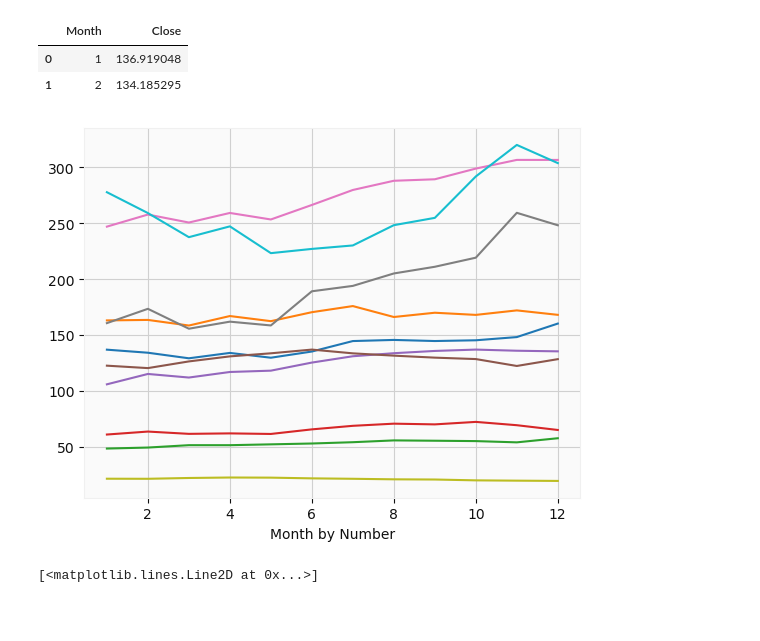
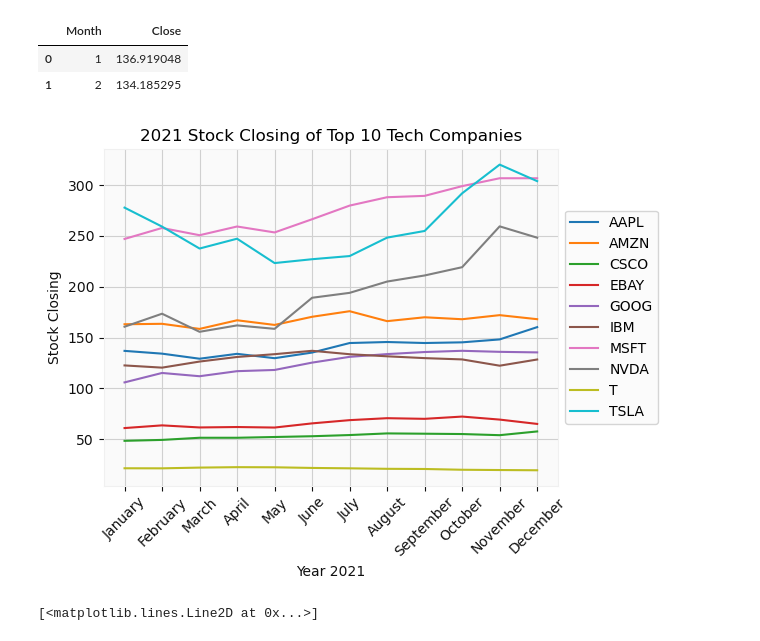
Before and after one commit to salvarenga25/StockMarket_Project, a Jupyter notebook: Stock_Analysis(CandestIck chart example code).ipynb, the cells around one changed output. Saved outputs shown, nothing was run; the diff lists cells and outputs as text; code cells hidden in the pictures; blank space fills up the shorter version.

```diff
--- a/Stock_Analysis(CandestIck chart example code).ipynb
+++ b/Stock_Analysis(CandestIck chart example code).ipynb
@@ -109,13 +109,44 @@ test.head(2)
 |  | Month | Close |
 | 0 | 1 | 136.919048 |
 | 1 | 2 | 134.185295 |
-# %%
-for i in data1.Ticker.unique():
-    test=data1[(data1['Ticker'] == i) & (data1['Year'] == 2021)].groupby(['Month'])['Close'].mean().reset_index()
-    plt.plot(test['Month'],test['Close'])
-    plt.xlabel("Month by Number")
-# %% [output]
-[figure, removed]
+# %%
+import matplotlib.pyplot as plt
+import calendar
+
+# Create an empty list to store legend labels
+legend_labels = []
+
+# Add the following line to enable interactive plotting in Jupyter Notebook
+%matplotlib inline
+
+for i in data1.Ticker.unique():
+    test = data1[(data1['Ticker'] == i) & (data1['Year'] == 2021)].groupby(['Month'])['Close'].mean().reset_index()
+
+    # Convert month numbers to month names
+    test['Month'] = test['Month'].apply(lambda x: calendar.month_name[x])
+
+    plt.plot(test['Month'], test['Close'])
+    legend_labels.append(i)  # Add the current 'Ticker' to the legend labels list
+
+plt.xlabel("Year 2021")
+
+# Rotate x-axis labels by 45 degrees
+plt.xticks(rotation=45)
+
+plt.ylabel("Stock Closing")
+# Add a legend with the labels from the legend_labels list
+plt.legend(legend_labels, loc='center left', bbox_to_anchor=(1, 0.5))
+
+# Add a title
+plt.title("2021 Stock Closing of Top 10 Tech Companies")
+
+# Apply tight layout
+plt.tight_layout()
+
+# Display the plot
+plt.show()
+# %% [output]
+[figure, added]
 # %%
 plt.plot(test['Month'],test['Close'])
 # %% [output]
```
